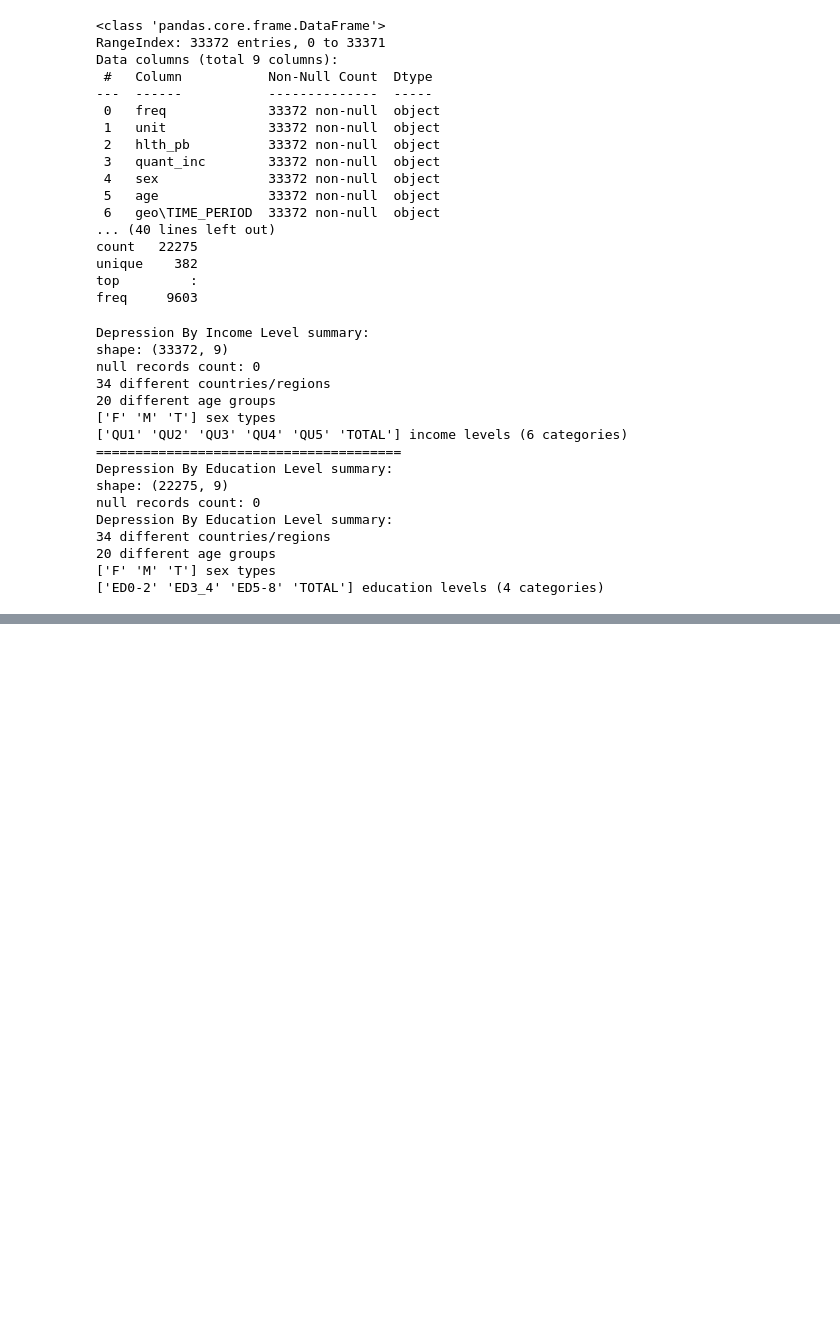
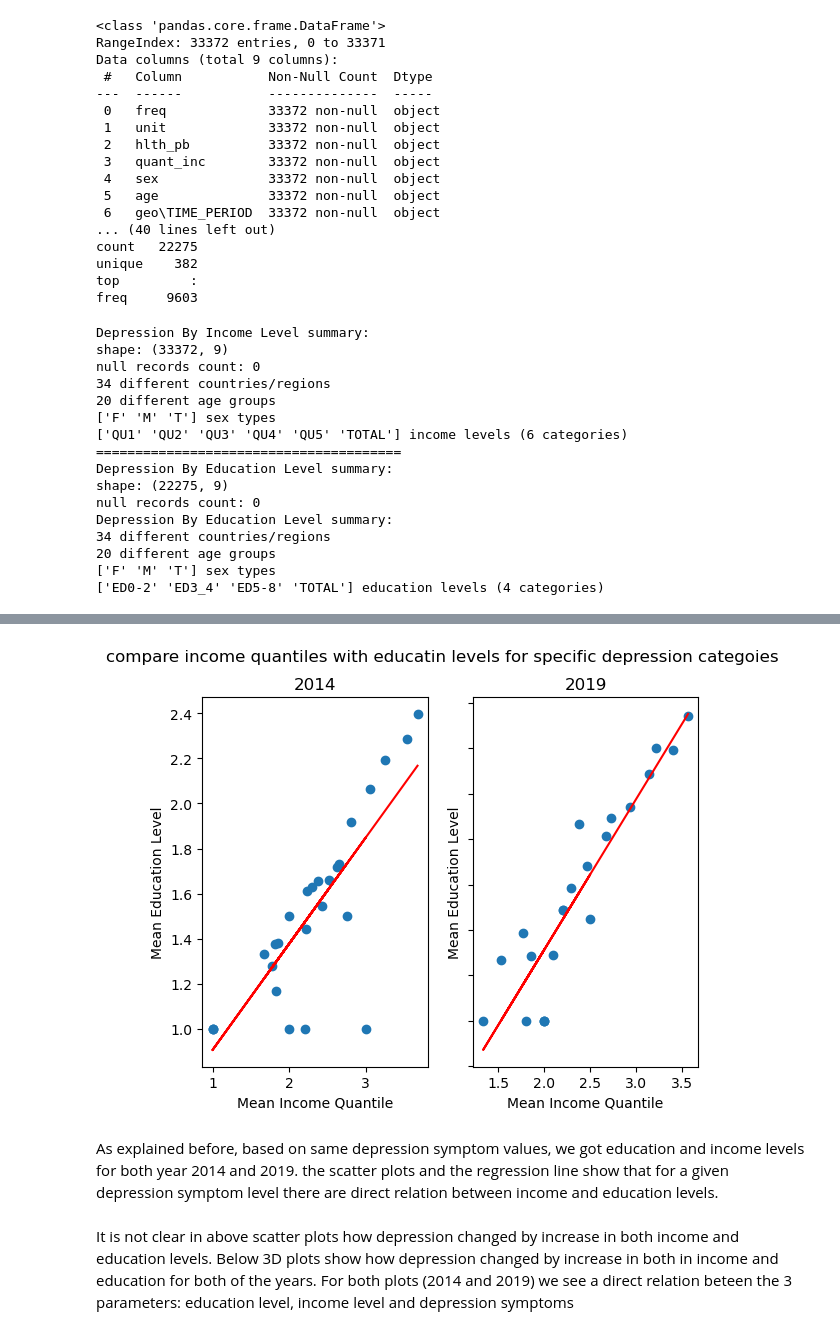
Before and after one commit to hamed8888/Programming1FinalAssignmentV1, a Jupyter notebook: Programming1FinalAssignment.ipynb, the cells around one changed output, grey strips where cells are left out. Cells and saved outputs as stored; diff of their text form; code cells hidden in the pictures; blank space fills up the shorter version.

```diff
--- a/Programming1FinalAssignment.ipynb
+++ b/Programming1FinalAssignment.ipynb
@@ -470,0 +386,60 @@ interact3
+# %%
+#round depression percentage values to make categories to be able to join two datasets based on depression categories ...
+DepressionByIncomeLevel["DepressionCategory2014"] = DepressionByIncomeLevel.Value2014//1
+DepressionByIncomeLevel["DepressionCategory2019"] = DepressionByIncomeLevel.Value2019//1
+DepressionByEducationLevel["DepressionCategory2014"] = DepressionByEducationLevel.Value2014//1
+DepressionByEducationLevel["DepressionCategory2019"] = DepressionByEducationLevel.Value2019//1
+
+#Now get a unique dataset for each year(2014 and 2019) having education and income leves for a given depression category:
+#For 2014
+Depression2014 = pd.merge(DepressionByIncomeLevel, DepressionByEducationLevel, on=["age","sex","Country","DepressionCategory2014"] )
+Depression2014 = Depression2014[["IncomeQuantileInt","EducationLevelInt","age","sex","Country","DepressionCategory2014"]]
+#For 2019
+Depression2019 = pd.merge(DepressionByIncomeLevel, DepressionByEducationLevel, on=["age","sex","Country","DepressionCategory2019"] )
+Depression2019 = Depression2019[["IncomeQuantileInt","EducationLevelInt","age","sex","Country","DepressionCategory2019"]]
+
+#Remove totals(rows considering all income quantiles or all educatin levels)
+Depression2014 = Depression2014.drop(Depression2014[Depression2014.IncomeQuantileInt == 0].index)
+Depression2014 = Depression2014.drop(Depression2014[Depression2014.EducationLevelInt == 0].index)
+Depression2019 = Depression2019.drop(Depression2019[Depression2019.IncomeQuantileInt == 0].index)
+Depression2019 = Depression2019.drop(Depression2019[Depression2019.EducationLevelInt == 0].index)
+# %%
+import matplotlib.pyplot as plt
+import numpy as np
+Depression2014Avg = Depression2014.groupby(['DepressionCategory2014']).mean()
+Depression2014Avg.reset_index(inplace=True)
+x1 = Depression2014Avg.IncomeQuantileInt
+y1 = Depression2014Avg.EducationLevelInt
+fig, axs = plt.subplots(1,2)
+fig.suptitle('compare income quantiles with educatin levels for specific depression categoies')
+axs[0].scatter(x1,y1)
+axs[0].title.set_text("2014")
+# axs[0].xlabel("Mean Income quantile")
+# axs[0].ylabel("Mean Education Level")
+m1, b1 = np.polyfit(x1, y1, 1)
+axs[0].plot(x1, m1*x1+b1,color='red')
+axs[0].set(xlabel='Mean Income Quantile', ylabel='Mean Education Level')
+axs[0].label_outer()
+
+Depression2019Avg = Depression2019.groupby(['DepressionCategory2019']).mean()
+Depression2019Avg.reset_index(inplace=True)
+x2 = Depression2019Avg.IncomeQuantileInt
+y2 = Depression2019Avg.EducationLevelInt
+axs[1].scatter(x2,y2)
+# axs[0].title("compare income quantiles with educatin levels for a specific depression category - 2014")
+# axs[0].xlabel("Mean Income quantile")
+# axs[0].ylabel("Mean Education Level")
+m2, b2 = np.polyfit(x2, y2, 1)
+axs[1].plot(x2, m2*x2+b2,color='red')
+axs[1].label_outer()
+axs[1].set(xlabel='Mean Income Quantile', ylabel='Mean Education Level')
+axs[1].title.set_text("2019")
+
+plt.show()
+# %% [output]
+[figure, added]
+# %% [markdown]
+As explained before, based on same depression symptom values, we got education and income levels for both year 2014 and 2019. the scatter plots and the regression line show that for a given depression symptom level there are direct relation between income and education levels.
+# %% [markdown]
+It is not clear in above scatter plots how depression changed by increase in both income and education levels.
+Below 3D plots show how depression changed by increase in both in income and education for both of the years. For both plots (2014 and 2019) we see a direct relation beteen the 3 parameters: education level, income level and depression symptoms
```
Also changed, not shown: parts of 23 cells of this notebook, 1 other file.
